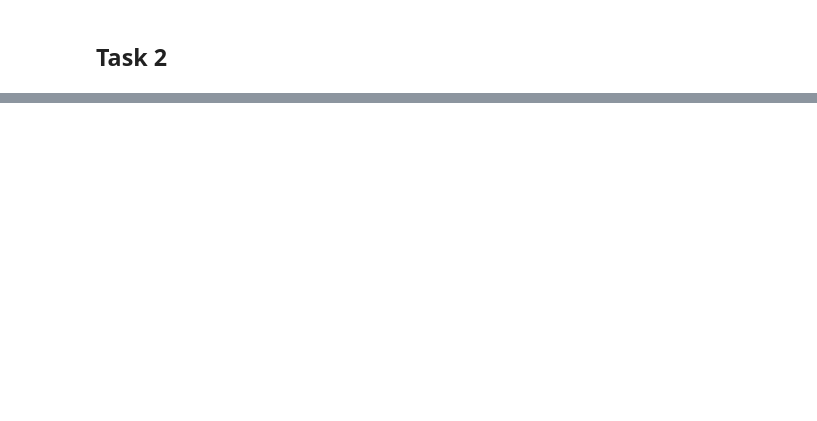
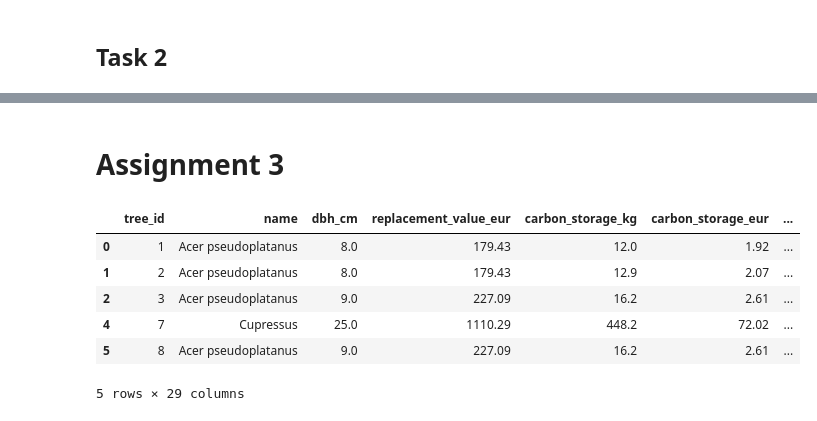
Before and after one commit to imperiale-m/data-visualization, a Jupyter notebook: data/data.ipynb, the cells around one changed output, grey strips where cells are left out. Cells and saved outputs as stored; diff of their text form; code cells hidden in the pictures; blank space fills up the shorter version.

Commit message:
add assignment 3 + data

```diff
--- a/data/data.ipynb
+++ b/data/data.ipynb
@@ -144,0 +349,2 @@ task2.to_csv('task2.csv', index=False)
+# %% [markdown]
+# Assignment 3
@@ -144,0 +355,10 @@ task2.to_csv('task2.csv', index=False)
+# %%
+points_within.head()
+# %% [output]
+|  | tree_id | name | dbh_cm | replacement_value_eur | carbon_storage_kg | carbon_storage_eur | ... |
+| 0 | 1 | Acer pseudoplatanus | 8.0 | 179.43 | 12.0 | 1.92 | ... |
+| 1 | 2 | Acer pseudoplatanus | 8.0 | 179.43 | 12.9 | 2.07 | ... |
+| 2 | 3 | Acer pseudoplatanus | 9.0 | 227.09 | 16.2 | 2.61 | ... |
+| 4 | 7 | Cupressus | 25.0 | 1110.29 | 448.2 | 72.02 | ... |
+| 5 | 8 | Acer pseudoplatanus | 9.0 | 227.09 | 16.2 | 2.61 | ... |
+5 rows × 29 columns
```
Also changed, not shown: parts of 53 cells of this notebook, 6 other files.
